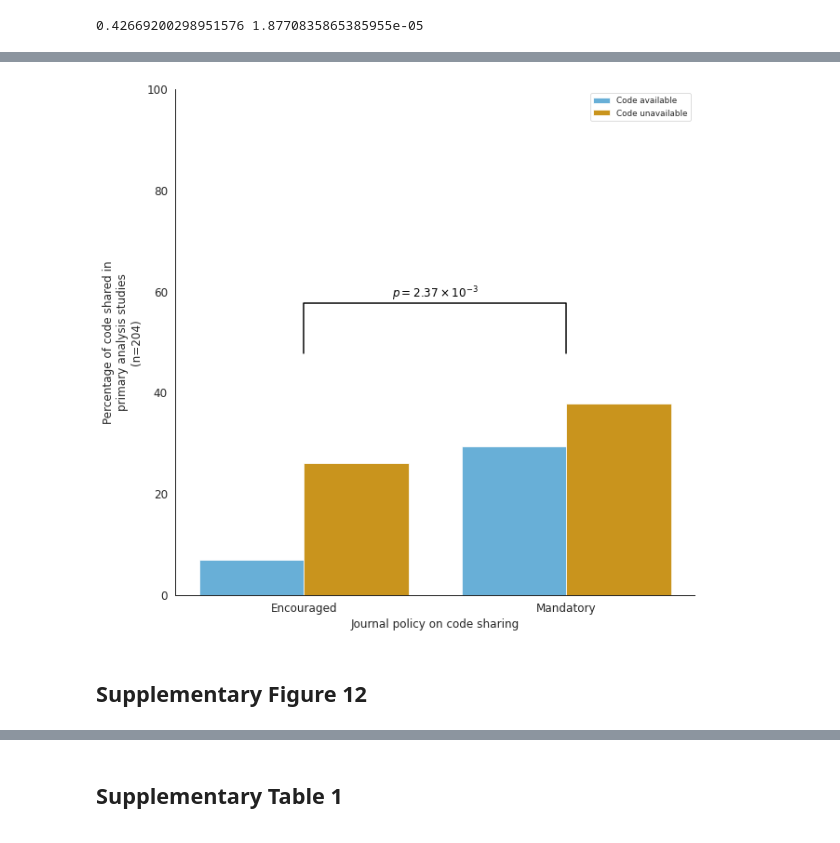
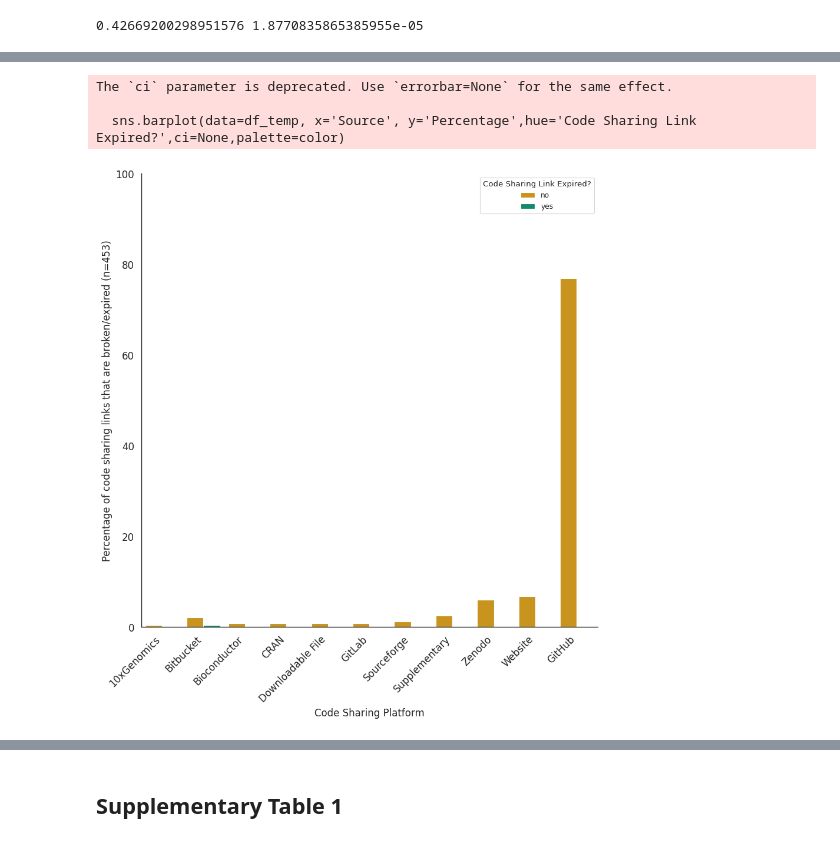
Before and after one commit to Mangul-Lab-USC/code-availability, a Jupyter notebook: notebooks/Figures.ipynb, the cells around one changed output, grey strips where cells are left out. Cells and saved outputs as stored; diff of their text form; code cells hidden in the pictures.

```diff
--- a/notebooks/Figures.ipynb
+++ b/notebooks/Figures.ipynb
@@ -1293,24 +2412,26 @@ print(stat.statistic,res.pvalue)
 # %%
 plt.figure(figsize=(10, 10))
 plt.rcParams.update({'font.size': 12})
 rcParams['font.family'] = 'sans-serif'
 sns.set_context("paper",font_scale=1)
-color=['#56B4E9','#E69F00']
-sns.barplot(data=df_temp, x='Code Policy', y='Percentage',hue='Code availability (Yes/No)', ci=None,palette=color)
-plt.legend(labels=['Code available','Code unavailable'])
-# statistical annotation
-y, h, col = df_temp['Percentage'].max()+10, 10, 'k'
-x1, x2 = 0, 1  # columns  (first column: 0, see plt.xticks())
-plt.plot([x1, x1, x2, x2], [y, y+h, y+h, y], lw=1.5, c=col)
-plt.text((x1+x2)*.5, y+h, r"$p = {0:s}$".format(as_si(p,2)), ha='center', va='bottom', color=col, fontsize=12)
+color=['#E69F00','#009E73']
+sns.barplot(data=df_temp, x='Source', y='Percentage',hue='Code Sharing Link Expired?',ci=None,palette=color)
+#, palette=colors)
+#plt.legend(labels=['Code unavailable','Code available'])
+#for index, row in df_temp.iterrows():
+#    plt.annotate(f'{row["Cumulative Percent Increase"]:.2f}%', xy=(index, row['Cumulative Percent Increase']),
+#                 xytext=(0, 5), textcoords='offset points', ha='center', va='bottom')
+
 sns.despine()
-plt.ylabel("Percentage of code shared in\nprimary analysis studies\n(n=204)",fontsize=12)
+plt.ylabel("Percentage of code sharing links that are broken/expired (n=453)",fontsize=12)
 plt.ylim(0,100)
-plt.xlabel("Journal policy on code sharing",fontsize=12)
+plt.xlabel("Code Sharing Platform",fontsize=12)
+plt.xticks(rotation=45, ha='right')
 plt.tick_params(axis='both', labelsize=12)
-plt.savefig('../Figures/sup11.png', format='png', dpi=300)
+plt.savefig('../Figures/sup14.png', format='png', dpi=300,bbox_inches='tight')
 plt.show()
 # %% [output]
+The `ci` parameter is deprecated. Use `errorbar=None` for the same effect.
+
+  sns.barplot(data=df_temp, x='Source', y='Percentage',hue='Code Sharing Link Expired?',ci=None,palette=color)
-[figure, old version]
+[figure, new version]
-# %% [markdown]
-## Supplementary Figure 12
```
Also changed, not shown: parts of 86 cells of this notebook, 18 other files.
